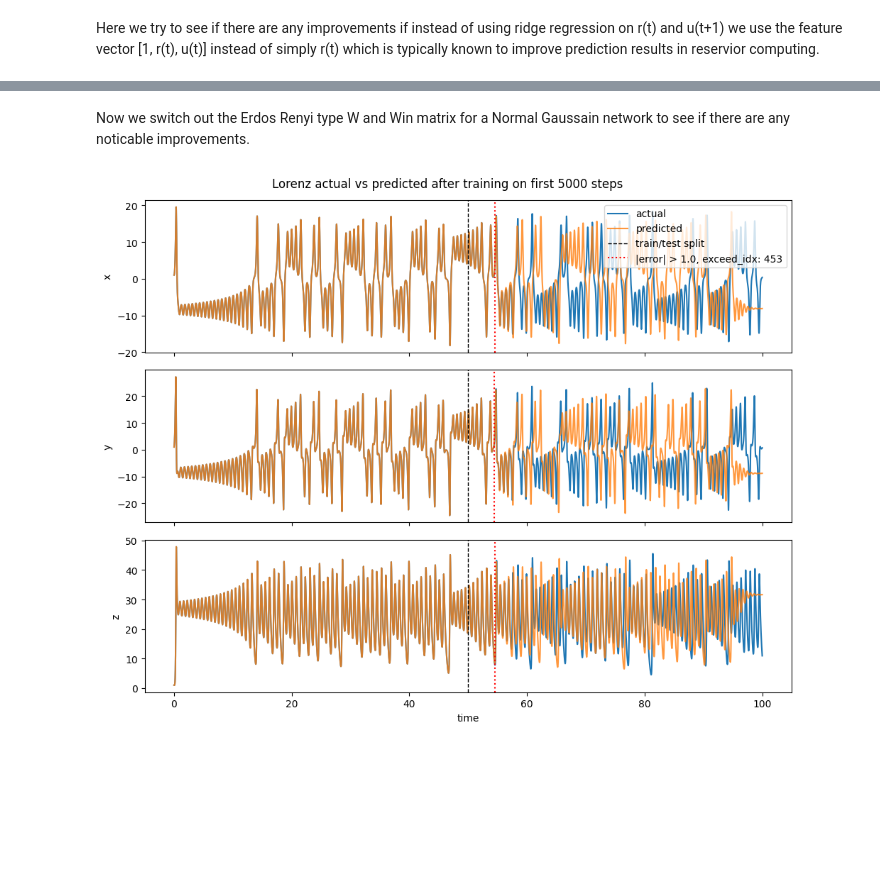
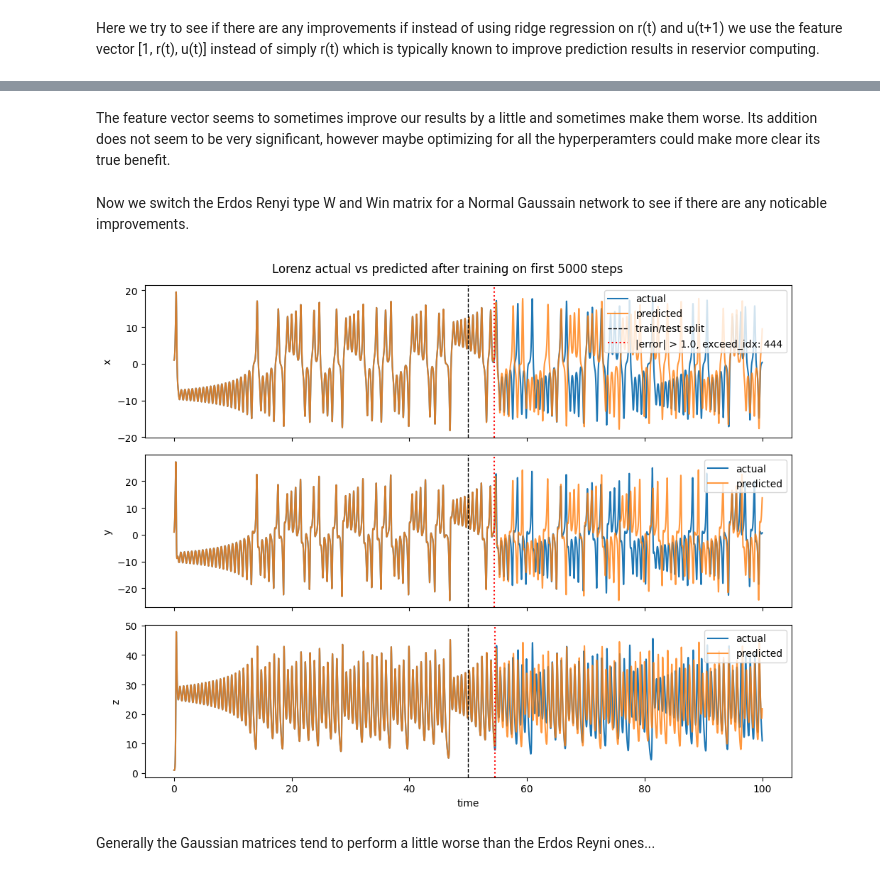
Before and after one commit to bs-machinelearning/reservoir-computing-research, a Jupyter notebook: reservoir/res_computer_first_kevin.ipynb, the cells around one changed output, grey strips where cells are left out. Saved outputs shown, nothing was run; the diff lists cells and outputs as text; code cells hidden in the pictures; blank space fills up the shorter version.

```diff
--- a/reservoir/res_computer_first_kevin.ipynb
+++ b/reservoir/res_computer_first_kevin.ipynb
@@ -294,5 +294,7 @@ plt.show()
+# %% [markdown]
+The feature vector seems to sometimes improve our results by a little and sometimes make them worse. Its addition does not seem to be very significant, however maybe optimizing for all the hyperperamters could make more clear its true benefit.
 # %% [markdown]
-Now we switch out the Erdos Renyi type W and Win matrix for a Normal Gaussain network to see if there are any noticable improvements.
+Now we switch the Erdos Renyi type W and Win matrix for a Normal Gaussain network to see if there are any noticable improvements.
 # %%
 # Parameter setup and plotting
 
@@ -323,8 +325,8 @@ W = W_create_gauss(row=n_reservoir, col=n_reservoir, J=weight_scale)
 Win = W_create_gauss(row=n_reservoir, col=input_dim, J=weight_scale)
 
 #generate the lorenz time series
-t, x, y, z = generate_lorenz_data(dt=dt, t_max=t_max)
-U = np.column_stack((x, y, z))
+#t, x, y, z = generate_lorenz_data(dt=dt, t_max=t_max)
+#U = np.column_stack((x, y, z))
 
 #collect states and train Wout
 states = collect_states(W, Win, train_len, washout_len, U)
@@ -341,33 +343,34 @@ fig, axes = plt.subplots(3, 1, figsize=(10, 8), sharex=True)
 labels = ['x', 'y', 'z']
 
 # Plot actual vs predicted and mark where training stops and where the error exceeds the threshold
 for j, ax in enumerate(axes):
     ax.plot(time_pred, actual[:, j], label='actual', color='tab:blue')
     ax.plot(time_pred, predicted[:, j], label='predicted', color='tab:orange', alpha=0.8)
 
     ax.axvline(time_pred[train_len], color='k', linestyle='--', linewidth=1, label='train/test split' if j == 0 else None)
 
     post_train_error = np.abs(actual[train_len:, j] - predicted[train_len:, j])
     exceed_idx = np.where(post_train_error > delta)[0]
 
     if len(exceed_idx) > 0:
         first_bad_idx = train_len + exceed_idx[0]
         ax.axvline(
             time_pred[first_bad_idx],
             color='red',
             linestyle=':',
             linewidth=1.5,
             label=f'|error| > {delta}, exceed_idx: {exceed_idx[0]}' if j == 0 else None
         )
 
     ax.set_ylabel(labels[j])
 
-    if j == 0:
-        ax.legend(loc='upper right')
+    ax.legend(loc='upper right')
 
 axes[-1].set_xlabel('time')
 fig.suptitle('Lorenz actual vs predicted after training on first 5000 steps')
 plt.tight_layout()
 plt.show()
 # %% [output]
-[figure, old version]
+[figure, new version]
+# %% [markdown]
+Generally the Gaussian matrices tend to perform a little worse than the Erdos Reyni ones...
```
Also changed, not shown: parts of 2 cells of this notebook.
